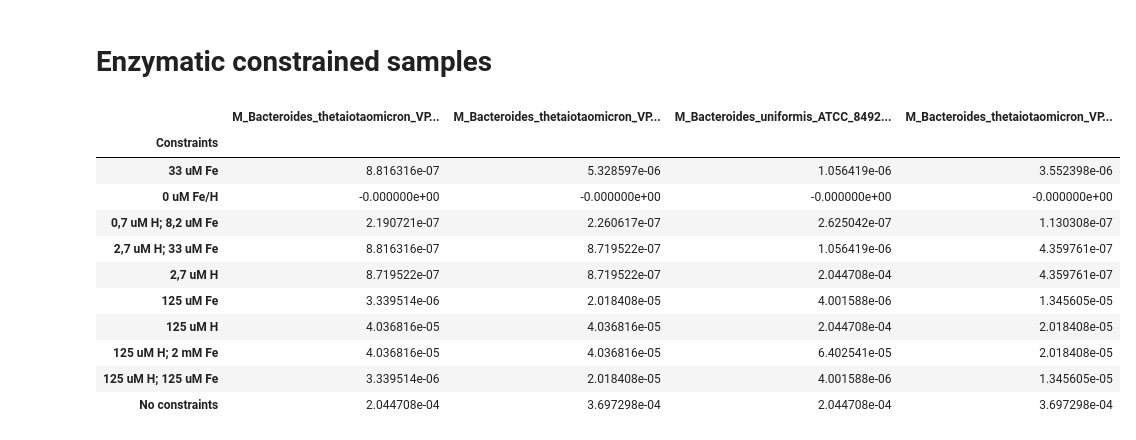
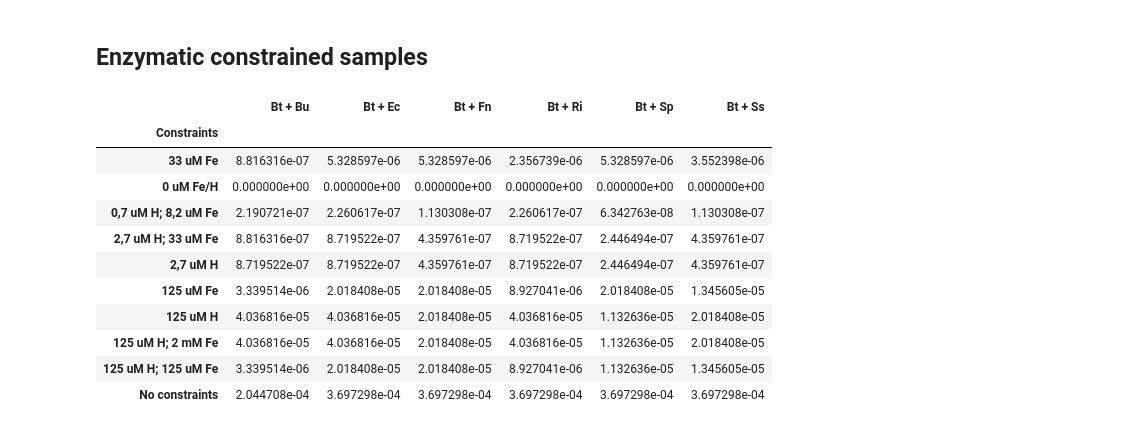
Before and after one commit to areias03/tmCOM, a Jupyter notebook: notebooks/04-Sample_Analysis.ipynb, the cells around one changed output. Saved outputs shown, nothing was run; the diff lists cells and outputs as text; code cells hidden in the pictures.

```diff
--- a/notebooks/04-Sample_Analysis.ipynb
+++ b/notebooks/04-Sample_Analysis.ipynb
@@ -7,21 +116,19 @@ import matplotlib.pyplot as plt
 # %% [markdown]
-# Enzymatic constrained samples
+## Enzymatic constrained samples
 # %%
-fba_all = pd.read_csv('../data/results/fba_all.csv')
-fba_all = fba_all.set_index('Constraints')
-fba_all_non = fba_all.replace(0,1)
-log_fba_all = -(np.log10(fba_all_non))
-fba_all
+ec_fba_all = pd.read_csv('../data/results/ec_fba.csv')
+ec_fba_all = ec_fba_all.set_index('Constraints')
+ec_fba_all
 # %% [output]
-|  | M_Bacteroides_thetaiotaomicron_VP... | M_Bacteroides_thetaiotaomicron_VP... | M_Bacteroides_uniformis_ATCC_8492... | M_Bacteroides_thetaiotaomicron_VP... |
-| Constraints |  |  |  |  |
-| 33 uM Fe | 8.816316e-07 | 5.328597e-06 | 1.056419e-06 | 3.552398e-06 |
-| 0 uM Fe/H | -0.000000e+00 | -0.000000e+00 | -0.000000e+00 | -0.000000e+00 |
-| 0,7 uM H; 8,2 uM Fe | 2.190721e-07 | 2.260617e-07 | 2.625042e-07 | 1.130308e-07 |
-| 2,7 uM H; 33 uM Fe | 8.816316e-07 | 8.719522e-07 | 1.056419e-06 | 4.359761e-07 |
-| 2,7 uM H | 8.719522e-07 | 8.719522e-07 | 2.044708e-04 | 4.359761e-07 |
-| 125 uM Fe | 3.339514e-06 | 2.018408e-05 | 4.001588e-06 | 1.345605e-05 |
-| 125 uM H | 4.036816e-05 | 4.036816e-05 | 2.044708e-04 | 2.018408e-05 |
-| 125 uM H; 2 mM Fe | 4.036816e-05 | 4.036816e-05 | 6.402541e-05 | 2.018408e-05 |
-| 125 uM H; 125 uM Fe | 3.339514e-06 | 2.018408e-05 | 4.001588e-06 | 1.345605e-05 |
-| No constraints | 2.044708e-04 | 3.697298e-04 | 2.044708e-04 | 3.697298e-04 |
+|  | Bt + Bu | Bt + Ec | Bt + Fn | Bt + Ri | Bt + Sp | Bt + Ss |
+| Constraints |  |  |  |  |  |  |
+| 33 uM Fe | 8.816316e-07 | 5.328597e-06 | 5.328597e-06 | 2.356739e-06 | 5.328597e-06 | 3.552398e-06 |
+| 0 uM Fe/H | 0.000000e+00 | 0.000000e+00 | 0.000000e+00 | 0.000000e+00 | 0.000000e+00 | 0.000000e+00 |
+| 0,7 uM H; 8,2 uM Fe | 2.190721e-07 | 2.260617e-07 | 1.130308e-07 | 2.260617e-07 | 6.342763e-08 | 1.130308e-07 |
+| 2,7 uM H; 33 uM Fe | 8.816316e-07 | 8.719522e-07 | 4.359761e-07 | 8.719522e-07 | 2.446494e-07 | 4.359761e-07 |
+| 2,7 uM H | 8.719522e-07 | 8.719522e-07 | 4.359761e-07 | 8.719522e-07 | 2.446494e-07 | 4.359761e-07 |
+| 125 uM Fe | 3.339514e-06 | 2.018408e-05 | 2.018408e-05 | 8.927041e-06 | 2.018408e-05 | 1.345605e-05 |
+| 125 uM H | 4.036816e-05 | 4.036816e-05 | 2.018408e-05 | 4.036816e-05 | 1.132636e-05 | 2.018408e-05 |
+| 125 uM H; 2 mM Fe | 4.036816e-05 | 4.036816e-05 | 2.018408e-05 | 4.036816e-05 | 1.132636e-05 | 2.018408e-05 |
+| 125 uM H; 125 uM Fe | 3.339514e-06 | 2.018408e-05 | 2.018408e-05 | 8.927041e-06 | 1.132636e-05 | 1.345605e-05 |
+| No constraints | 2.044708e-04 | 3.697298e-04 | 3.697298e-04 | 3.697298e-04 | 3.697298e-04 | 3.697298e-04 |
```
Also changed, not shown: parts of 19 cells of this notebook, 55 other files.
